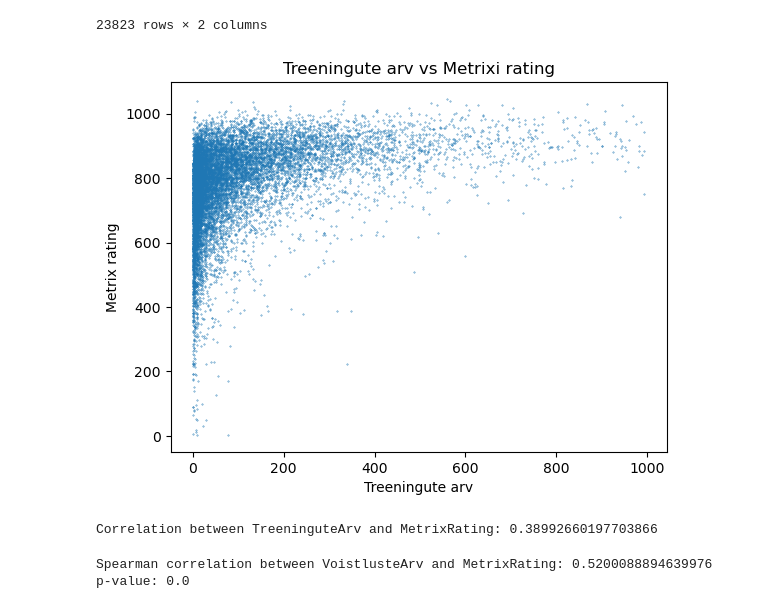
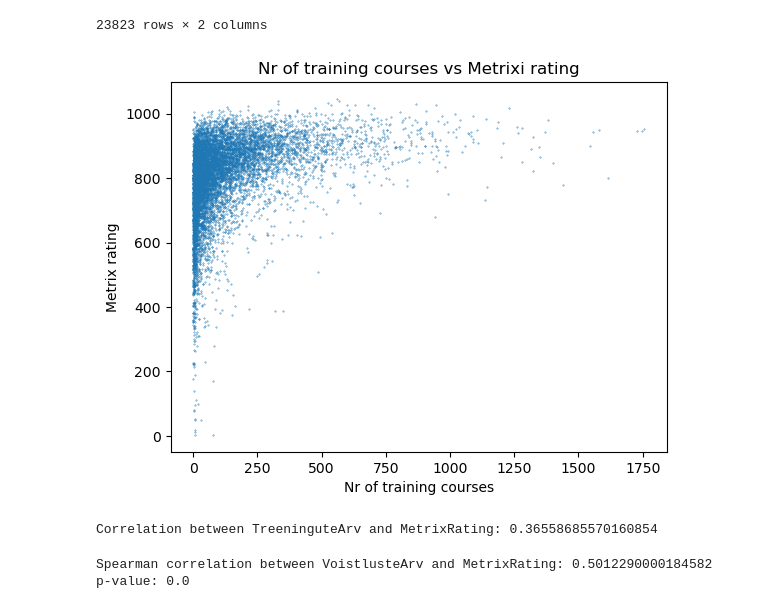
Before and after one commit to Karmosav/discgolf-data, a Jupyter notebook: golf.ipynb, the cells around one changed output. Drawn from its saved outputs; the diff is of its cells as text; code cells hidden in the pictures.

```diff
--- a/golf.ipynb
+++ b/golf.ipynb
@@ -20,7 +20,7 @@ df
 185681 rows × 13 columns
 # %%
 data_E = df[df["CountryCode"]=="EE"]
-
+data_E = data_E[(data_E["BirthYear"]>1900) & (data_E["BirthYear"]<2025)]
 data_E
 # %% [output]
 |  | ID | Area | City | Gender | BirthYear | PDGA | CountryCode | MetrixRating | MetrixRating2 | ... |
@@ -238,33 +258,33 @@ treening
 treening = treening.rename(columns={"UserID":"ID"})
 treening = pd.merge(treening, data_E[["ID", "MetrixRating"]], how='inner', on=["ID"])
 treening = treening[treening["MetrixRating"]>1]
-treening = treening[treening["TreeninguteArv"]<1000]
+treening = treening[treening["TreeninguteArv"]<2000]
 # %%
 x_values = treening["TreeninguteArv"]
 y_values = treening["MetrixRating"]
 
 
 plt.scatter(x_values, y_values, s=0.1)
 
 
-plt.xlabel('Treeningute arv')
+plt.xlabel('Nr. of training courses')
 plt.ylabel('Metrix rating')
-plt.title('Treeningute arv vs Metrixi rating')
+plt.title('Nr of training courses vs Metrixi rating')
 
 
 plt.show()
 # %% [output]
-[figure, old version]
+[figure, new version]
 # %%
 correlation = treening["TreeninguteArv"].corr(treening["MetrixRating"])
 print("Correlation between TreeninguteArv and MetrixRating:", correlation)
 # %% [output]
-Correlation between TreeninguteArv and MetrixRating: 0.38992660197703866
+Correlation between TreeninguteArv and MetrixRating: 0.36558685570160854
 # %%
 correlation, p_value = spearmanr(treening["TreeninguteArv"], treening["MetrixRating"])
 
 print("Spearman correlation between VoistlusteArv and MetrixRating:", correlation)
 print("p-value:", p_value)
 # %% [output]
-Spearman correlation between VoistlusteArv and MetrixRating: 0.5200088894639976
+Spearman correlation between VoistlusteArv and MetrixRating: 0.5012290000184582
 p-value: 0.0
```
Also changed, not shown: parts of 14 cells of this notebook, 16 other files.
